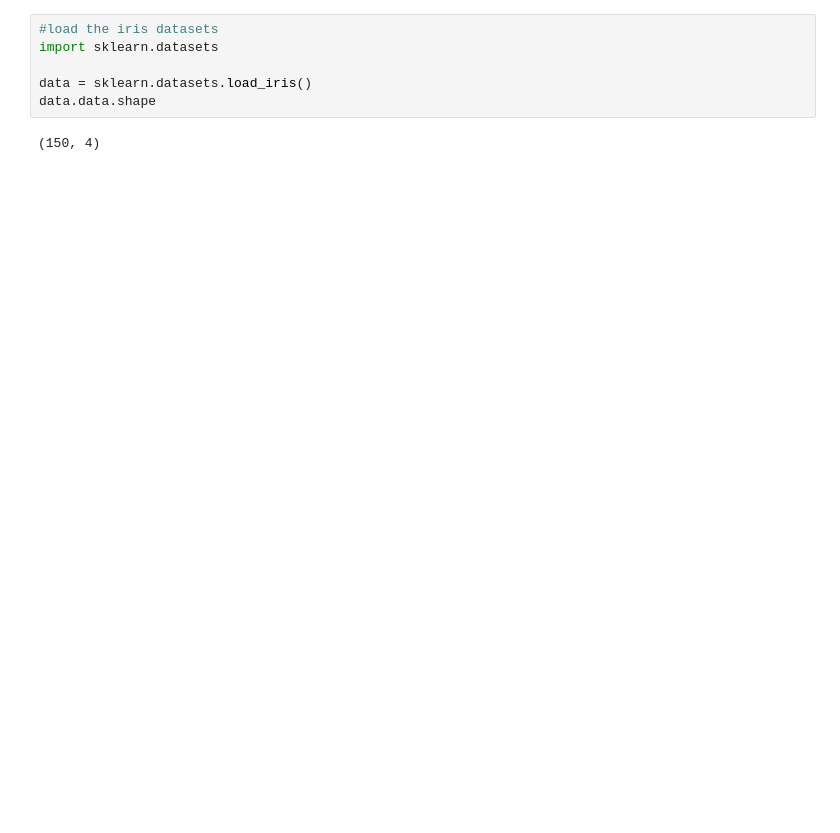
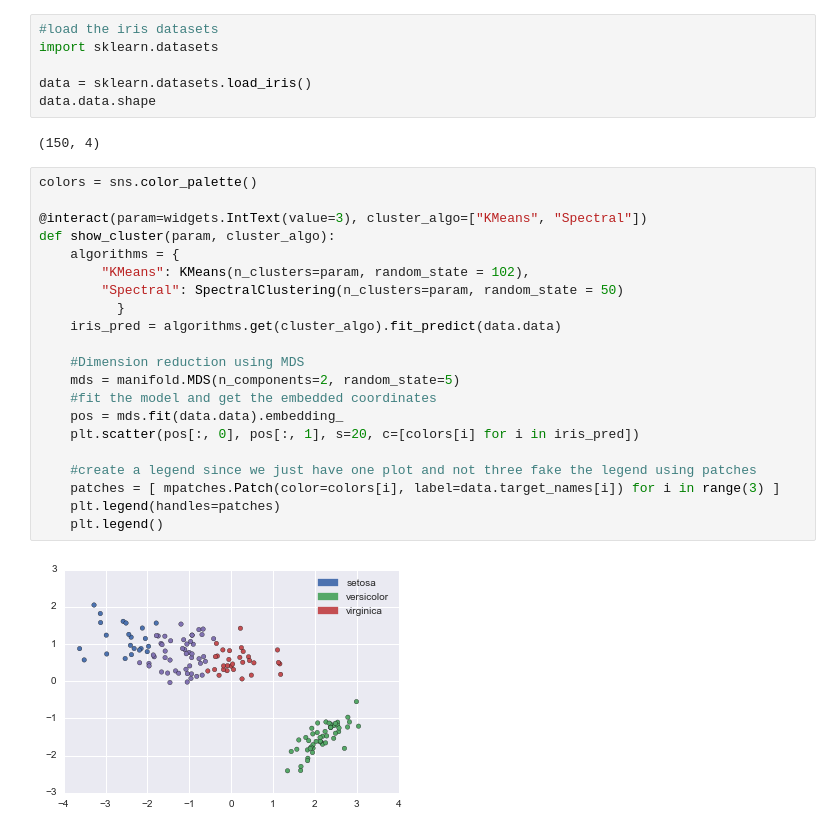
Before and after one commit to bog-sb/drug-use-va, a Jupyter notebook: index.ipynb, the cells around one changed output. Cells and saved outputs as stored; diff of their text form; blank space fills up the shorter version.

Commit message:
Create interactive plot with variable cluster algorithm

```diff
--- a/index.ipynb
+++ b/index.ipynb
@@ -16,4 +23,27 @@ data = sklearn.datasets.load_iris()
 data.data.shape
 # %% [output]
 (150, 4)
+# %%
+colors = sns.color_palette()
+
+@interact(param=widgets.IntText(value=3), cluster_algo=["KMeans", "Spectral"])
+def show_cluster(param, cluster_algo):
+    algorithms = {
+        "KMeans": KMeans(n_clusters=param, random_state = 102),
+        "Spectral": SpectralClustering(n_clusters=param, random_state = 50)
+          }
+    iris_pred = algorithms.get(cluster_algo).fit_predict(data.data)
+
+    #Dimension reduction using MDS
+    mds = manifold.MDS(n_components=2, random_state=5)
+    #fit the model and get the embedded coordinates
+    pos = mds.fit(data.data).embedding_
+    plt.scatter(pos[:, 0], pos[:, 1], s=20, c=[colors[i] for i in iris_pred])
+
+    #create a legend since we just have one plot and not three fake the legend using patches
+    patches = [ mpatches.Patch(color=colors[i], label=data.target_names[i]) for i in range(3) ]
+    plt.legend(handles=patches)
+    plt.legend()
+# %% [output]
+[figure, added]
 # %%
```
Also changed, not shown: parts of 2 cells of this notebook.
